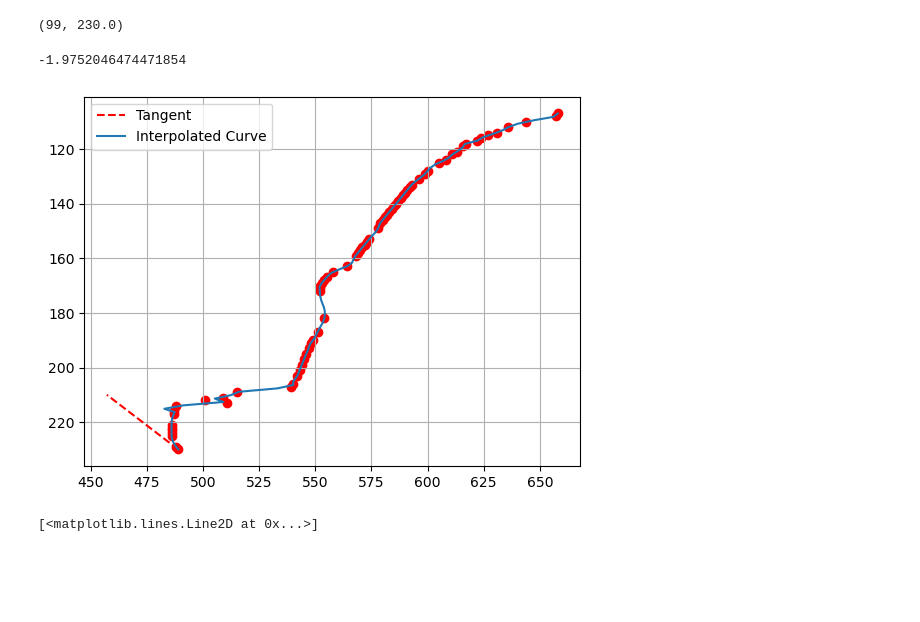
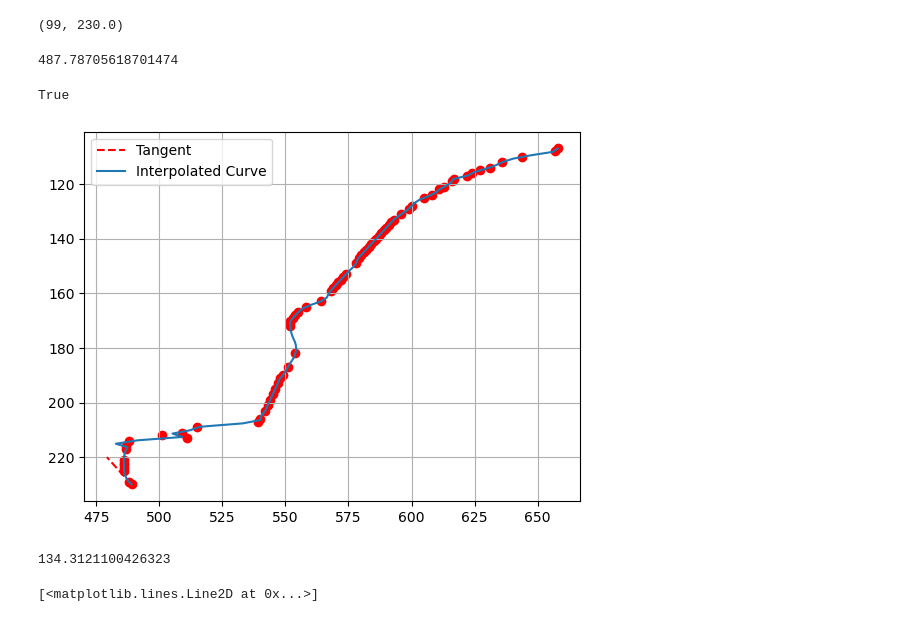
Before and after one commit to joeyanderson1/Summer_Droplet_Impact, a Jupyter notebook: COA Video.ipynb, the cells around one changed output. Cells and saved outputs as stored; diff of their text form; code cells hidden in the pictures; blank space fills up the shorter version.

Commit message:
Working for all angles. COA defined as inside droplet

```diff
--- a/COA Video.ipynb
+++ b/COA Video.ipynb
@@ -275,27 +266,0 @@ NameError: name 'unique_x' is not defined
-# %%
-# Alternatively, you can average the y values for duplicate x values
-from collections import defaultdict
-x_to_y = defaultdict(list)
-for x, y in zip(x_main_edge, y_main_edge):
-    x_to_y[x].append(y)
-unique_x = np.array(sorted(x_to_y.keys()))
-unique_y = np.array([np.mean(x_to_y[x]) for x in unique_x])
-
-# Create the interpolation function
-f = interp1d(unique_x, unique_y, kind='quadratic')
-
-# Generating more points for smoother interpolation
-x_curve1 = np.linspace(min(unique_x), (min(unique_x) + max(unique_x)) / 2, 100)
-y_curve1 = f(x_curve1)
-
-# Plotting
-plt.plot(x_main_edge, y_main_edge, 'o', label='Original Data', zorder=0)
-plt.plot(x_curve1, y_curve1, '-', label='Interpolated Curve')
-plt.scatter(unique_x, unique_y, color = 'red', zorder=1)
-plt.gca().invert_yaxis()
-
-#plt.xlim(420, 460)
-#plt.ylim(232, 220)
-plt.legend()
-plt.grid(True)
-plt.show()
@@ -365,30 +326,45 @@ y_at_min_x = y_curve1[index_min_x]
 index_min_x, y_at_min_x
 # %% [output]
 (99, 230.0)
-# %%
-x_curve1[1] - x_curve1[0]
-# %% [output]
--1.9752046474471854
+# %%
+x_curve1[index_min_x-1]
+# %% [output]
+487.78705618701474
+# %%
+dx = x_curve1[index_min_x-1] - x_curve1[index_min_x]
+# %%
+dx_new>0
+# %% [output]
+True
 # %%
 # calculate the derivative at the point
-dx = np.abs( x_curve1[1] - x_curve1[0] )
+dx_new = x_curve1[index_min_x-1] - x_curve1[index_min_x]
+if dx_new>0:
+    dx = -dx_new
+if dx_new<0:
+    dx = np.abs(dx_new)
+
+#dx = np.abs(x_curve1[index_min_x-1] - x_curve1[index_min_x] )
 dy_dx = np.gradient(y_curve1, dx)
 slope_at_min_x1 = dy_dx[index_min_x]
 
 # tangent line
-y_tangent1 = np.linspace(max(y_curve1), max(y_curve1)-20, 100)
+y_tangent1 = np.linspace(max(y_curve1), max(y_curve1)-10, 100)
 x_tangent1 = ( 1/slope_at_min_x1 ) * (y_tangent1 - y_curve1[index_min_x]) + x_curve1[index_min_x]
 
 
 plt.plot(x_tangent1, y_tangent1, color='red', linestyle='--', label='Tangent')
 
 plt.scatter(unique_x, unique_y, color = 'red', zorder=1)
 plt.grid(True)
 plt.plot(x_curve1, y_curve1, label='Interpolated Curve')
 
 plt.legend()
 plt.gca().invert_yaxis()
 
+#plt.xlim(433, 440)
+#plt.ylim(231, 229)
+
 plt.show()
 # %% [output]
-[figure, old version]
+[figure, new version]
@@ -395,3 +380,7 @@ plt.show()
+# %%
+angle
+# %% [output]
+134.3121100426323
 # %%
 plt.gca().invert_yaxis()
 plt.scatter(x_curve1, y_curve1, '-', label='Interpolated Curve')
```
Also changed, not shown: parts of 5 cells of this notebook.
